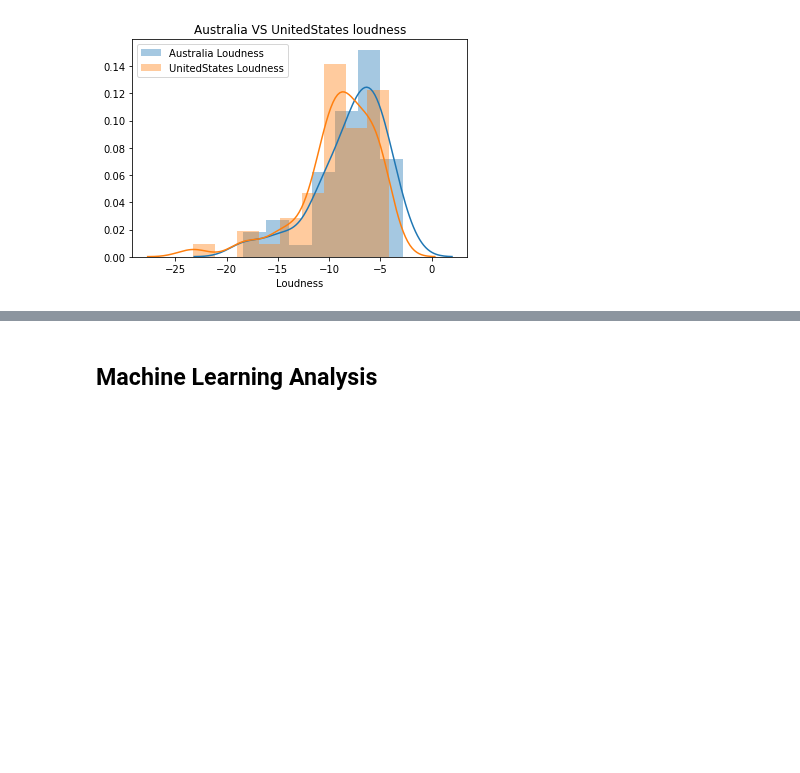
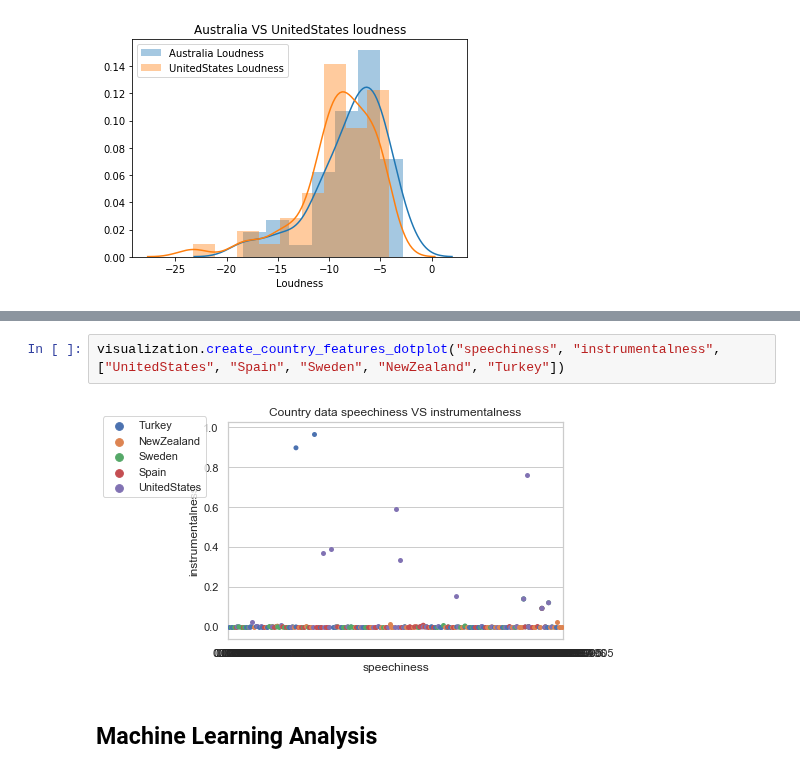
Before and after one commit to edgeslab/cs418-project-the-outliers, a Jupyter notebook: spotify-analysis/SpotifyAnalysis.ipynb, the cells around one changed output, grey strips where cells are left out. Cells and saved outputs as stored; diff of their text form; blank space fills up the shorter version.

```diff
--- a/spotify-analysis/SpotifyAnalysis.ipynb
+++ b/spotify-analysis/SpotifyAnalysis.ipynb
@@ -95,3 +100,7 @@ visualization.create_country_features_dotplot("danceability", "loudness")
+# %%
+visualization.create_country_features_dotplot("speechiness", "instrumentalness", ["UnitedStates", "Spain", "Sweden", "NewZealand", "Turkey"])
+# %% [output]
+[figure, added]
 # %% [markdown]
 ## Machine Learning Analysis
 # %%
```
Also changed, not shown: parts of 3 cells of this notebook, 1 other file.
